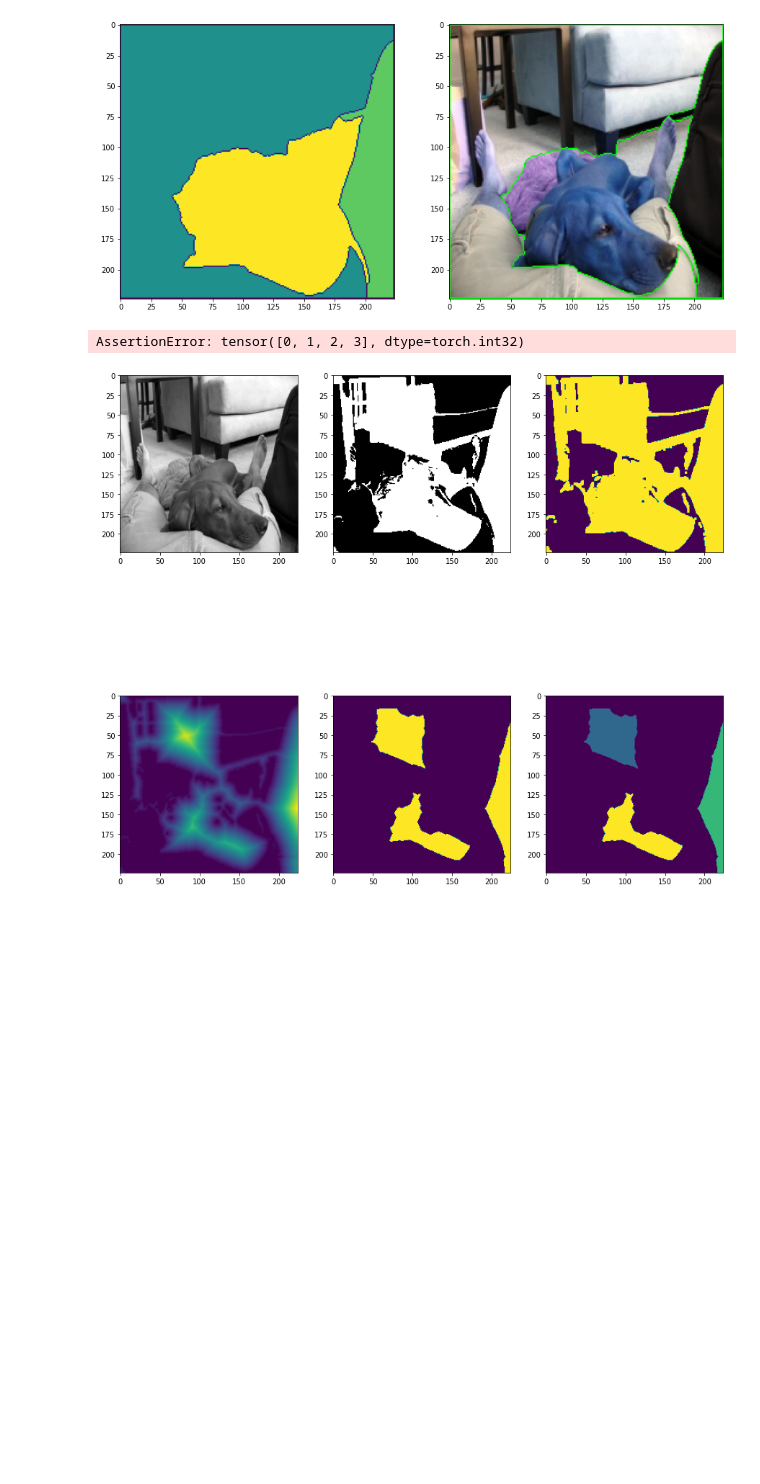
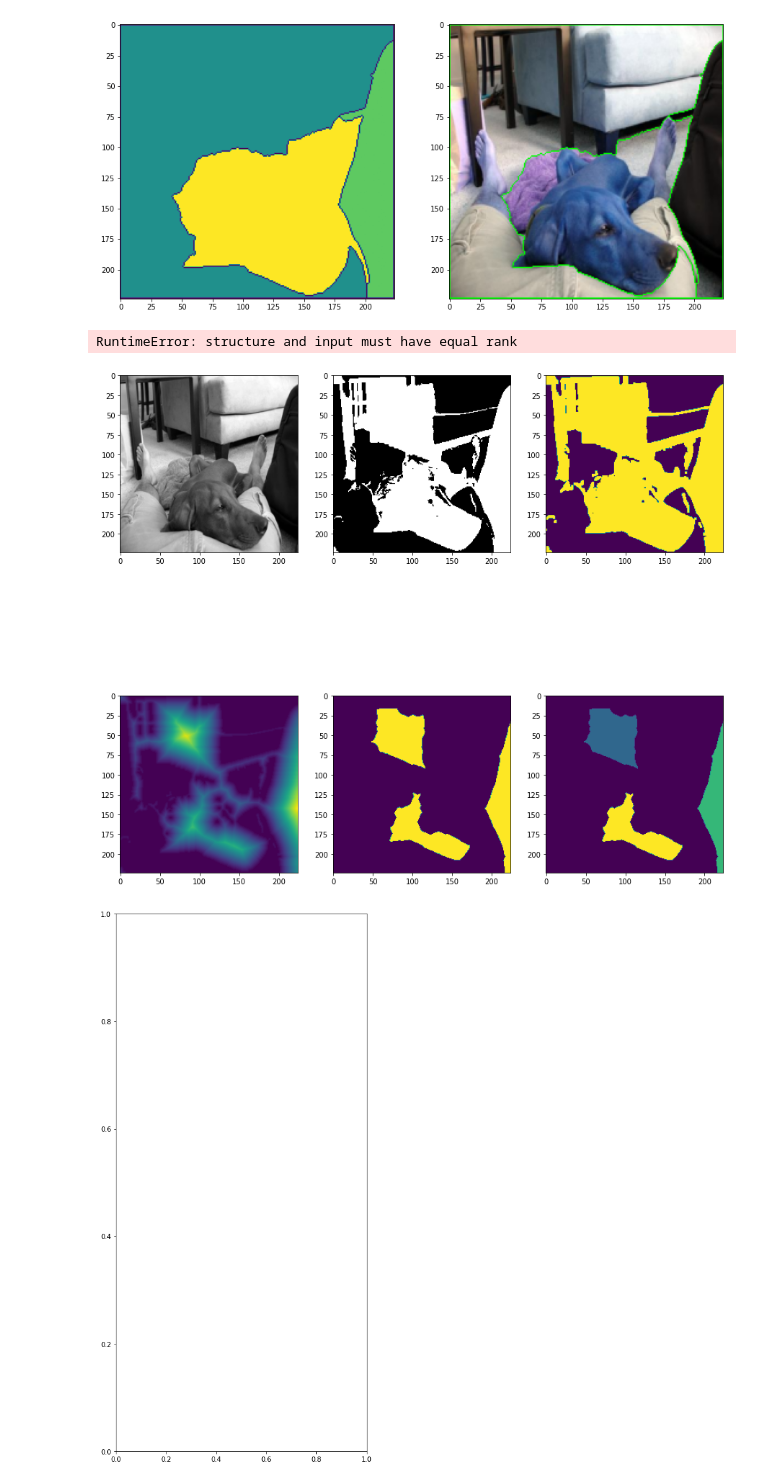
Before and after one commit to YSLCoat/learnableTokenizer, a Jupyter notebook: src/superpixelAlgorithms/WatershedNotebook.ipynb, the cells around one changed output. Cells and saved outputs as stored; diff of their text form; code cells hidden in the pictures; blank space fills up the shorter version.

```diff
--- a/src/superpixelAlgorithms/WatershedNotebook.ipynb
+++ b/src/superpixelAlgorithms/WatershedNotebook.ipynb
@@ -563,6 +578,49 @@ class ConnectedComponents(nn.Module):
         return torch.tensor(labels, dtype=torch.int32).unsqueeze(0)
 
 
+class WatershedFromScratch(nn.Module):
+    def __init__(self):
+        super(WatershedFromScratch, self).__init__()
+
+    def forward(self, imgRGB, labels):
+        # Convert imgRGB to grayscale if it's in RGB
+        if imgRGB.dim() == 3 and imgRGB.size(0) == 3:
+            imgRGB = rgb2gray(imgRGB.permute(1, 2, 0).cpu().numpy())
+            imgRGB = torch.tensor(imgRGB, dtype=torch.float32, device=imgRGB.device)
+        elif imgRGB.dim() == 2:
+            imgRGB = imgRGB.float()
+
+        # Compute the gradient magnitude of the image
+        gradient = sobel(imgRGB.cpu().numpy())
+        gradient = torch.tensor(gradient, dtype=torch.float32, device=imgRGB.device)
+
+        # Use the provided labels as markers
+        markers = labels.clone().detach().to(torch.int64).cpu().numpy()
+
+        # Simulate flooding process
+        structure = ndi.generate_binary_structure(2, 2)
+        labeled, _ = ndi.label(markers, structure=structure)
+        labeled = torch.tensor(labeled, dtype=torch.int64, device=imgRGB.device)
+
+        heap = []
+        for (i, j), value in np.ndenumerate(labeled.cpu().numpy()):
+            if value > 0:
+                heapq.heappush(heap, (gradient[i, j].item(), i, j, value))
+
+        while heap:
+            h, i, j, label_val = heapq.heappop(heap)
+            for di in range(-1, 2):
+                for dj in range(-1, 2):
+                    ni, nj = i + di, j + dj
+                    if 0 <= ni < gradient.shape[0] and 0 <= nj < gradient.shape[1]:
+                        if labeled[ni, nj] == 0:
+                            labeled[ni, nj] = label_val
+                            heapq.heappush(heap, (gradient[ni, nj].item(), ni, nj, label_val))
+
+        return labeled
+
+
+
 threshold_value = 120
 max_value = 255
 binary_inv_threshold = BinaryInverseThreshold(threshold_value, max_value)
@@ -575,6 +633,8 @@ distance_transform = DistanceTransform(20)
 
 
 connected_components = ConnectedComponents()
+
+watershed_module = WatershedFromScratch()
 
 
 
@@ -595,36 +655,35 @@ def watershed():
     plt.subplot(233)
     imgDilate = morph_dilate(imageThreshold)
     plt.imshow(imgDilate)
 
     plt.subplot(234)
     dist_transform = distance_transform(imgDilate)
     plt.imshow(dist_transform)
 
     plt.subplot(235)
     distThresh = binary_threshold(torch.tensor(dist_transform))
     #_, distThresh = cv.threshold(dist_transform, 15, 255, cv.THRESH_BINARY)
     plt.imshow(distThresh)
 
     plt.subplot(236)
     labels = connected_components(distThresh.unsqueeze(0))
     plt.imshow(labels[0])
 
-    assert 0, torch.unique(labels)
-
     plt.figure(figsize=(15, 15))
     plt.subplot(121)
-    labels = np.int32(labels)
-    labels = cv.watershed(imgRGB, labels)
-    plt.imshow(labels)
+    water_labels = watershed_module(torch.tensor(imgRGB, dtype=torch.float32), labels)
+    plt.imshow(water_labels[0])
 
+    assert 0
     plt.subplot(122)
     imgRGB[labels == -1] = [0,255,0]
     plt.imshow(imgRGB)
 
 
     plt.show()
 
 watershed()
 # %% [output]
-AssertionError: tensor([0, 1, 2, 3], dtype=torch.int32)
+RuntimeError: structure and input must have equal rank
 [figure]
+[figure, added]
```
Also changed, not shown: parts of 4 cells of this notebook.
